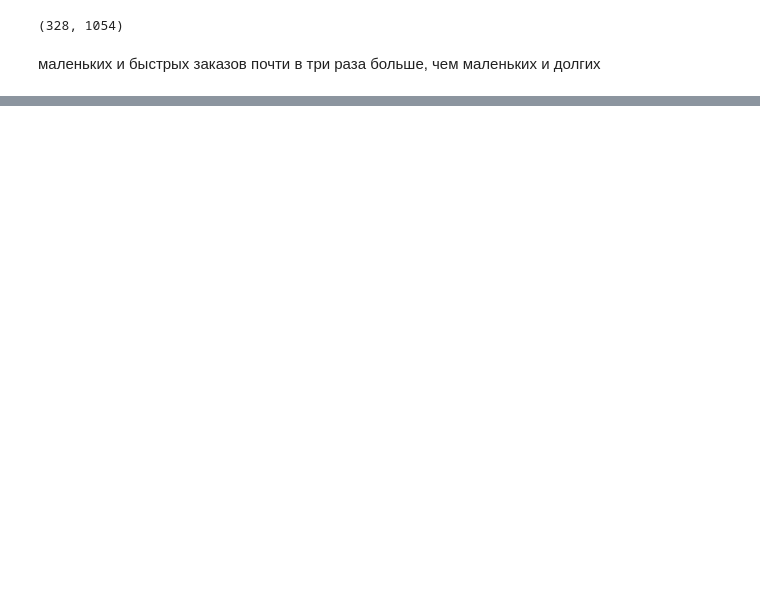
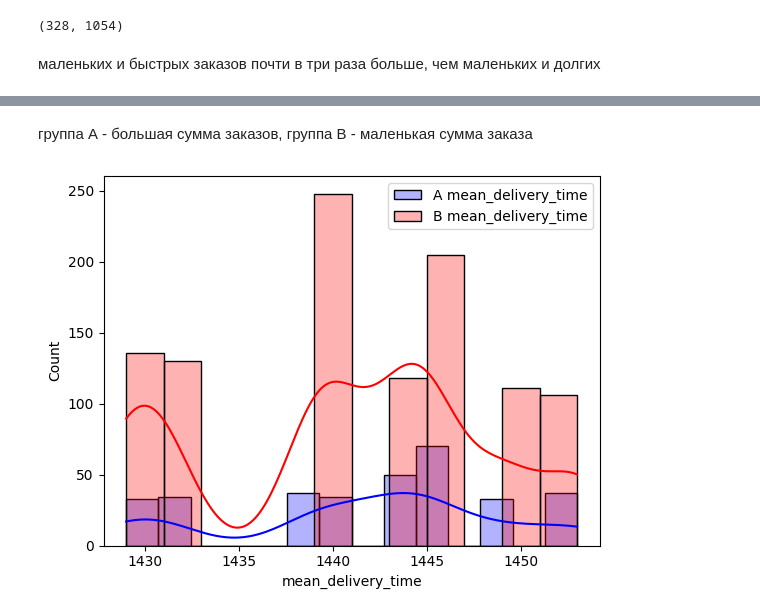
Before and after one commit to hizik999/bdst_laba_1, a Jupyter notebook: task_2/main.ipynb, the cells around one changed output, grey strips where cells are left out. Drawn from its saved outputs; the diff is of its cells as text; code cells hidden in the pictures; blank space fills up the shorter version.

```diff
--- a/task_2/main.ipynb
+++ b/task_2/main.ipynb
@@ -260,0 +281,10 @@ plt.show()
+# %% [markdown]
+группа А - большая сумма заказов, группа В - маленькая сумма заказа
+# %%
+sns.histplot(A['mean_delivery_time'], alpha=0.3, label='A mean_delivery_time', color='blue', kde=True)
+sns.histplot(B['mean_delivery_time'], alpha=0.3, label='B mean_delivery_time', color='red', kde=True)
+
+plt.legend()
+plt.show()
+# %% [output]
+[figure, added]
```
Also changed, not shown: parts of 7 cells of this notebook.
